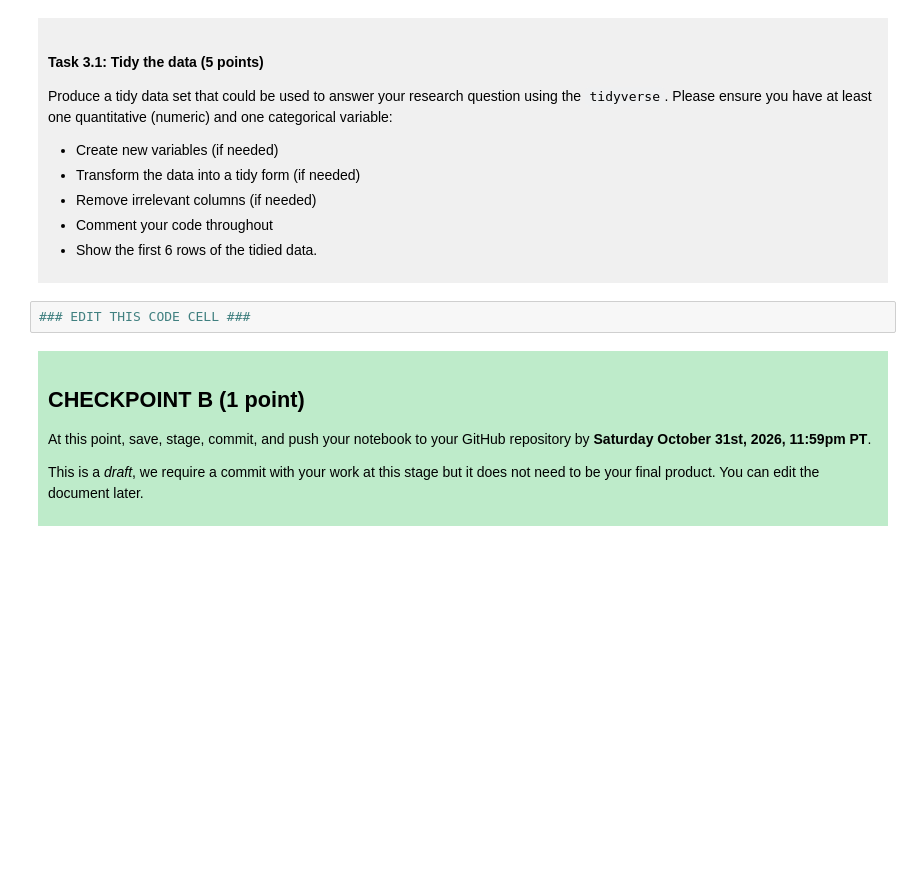
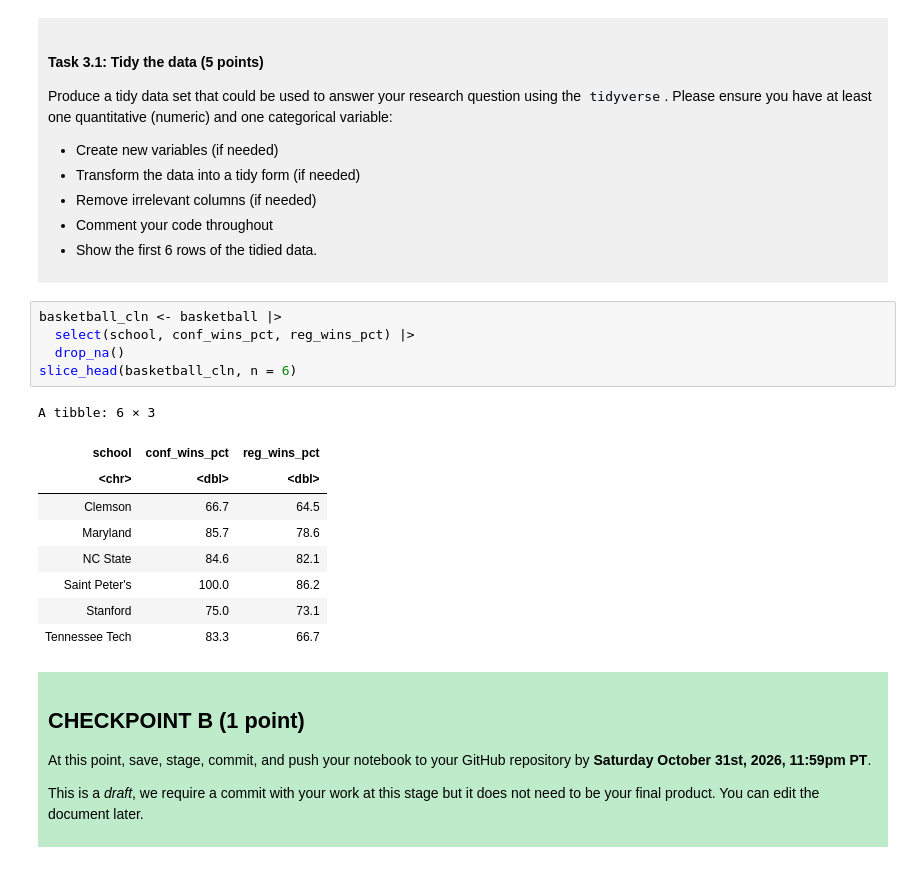
Before and after one commit to rayminade19/dsci-100-project-piyawat-weeradacha, a Jupyter notebook: dsci-100-project-notebook.ipynb, the cells around one changed output. Cells and saved outputs as stored; diff of their text form; blank space fills up the shorter version.

```diff
--- a/dsci-100-project-notebook.ipynb
+++ b/dsci-100-project-notebook.ipynb
@@ -189,7 +223,20 @@ Produce a tidy data set that could be used to answer your research question usin
 
 </div>
 # %%
-### EDIT THIS CODE CELL ###
+basketball_cln <- basketball |>
+  select(school, conf_wins_pct, reg_wins_pct) |>
+  drop_na()
+slice_head(basketball_cln, n = 6)
+# %% [output]
+A tibble: 6 × 3
+| school | conf_wins_pct | reg_wins_pct |
+| <chr> | <dbl> | <dbl> |
+| Clemson | 66.7 | 64.5 |
+| Maryland | 85.7 | 78.6 |
+| NC State | 84.6 | 82.1 |
+| Saint Peter's | 100.0 | 86.2 |
+| Stanford | 75.0 | 73.1 |
+| Tennessee Tech | 83.3 | 66.7 |
 # %% [markdown]
 <div style="background-color: #beebca; padding: 10px;">
 
```
Also changed, not shown: parts of 6 cells of this notebook.
